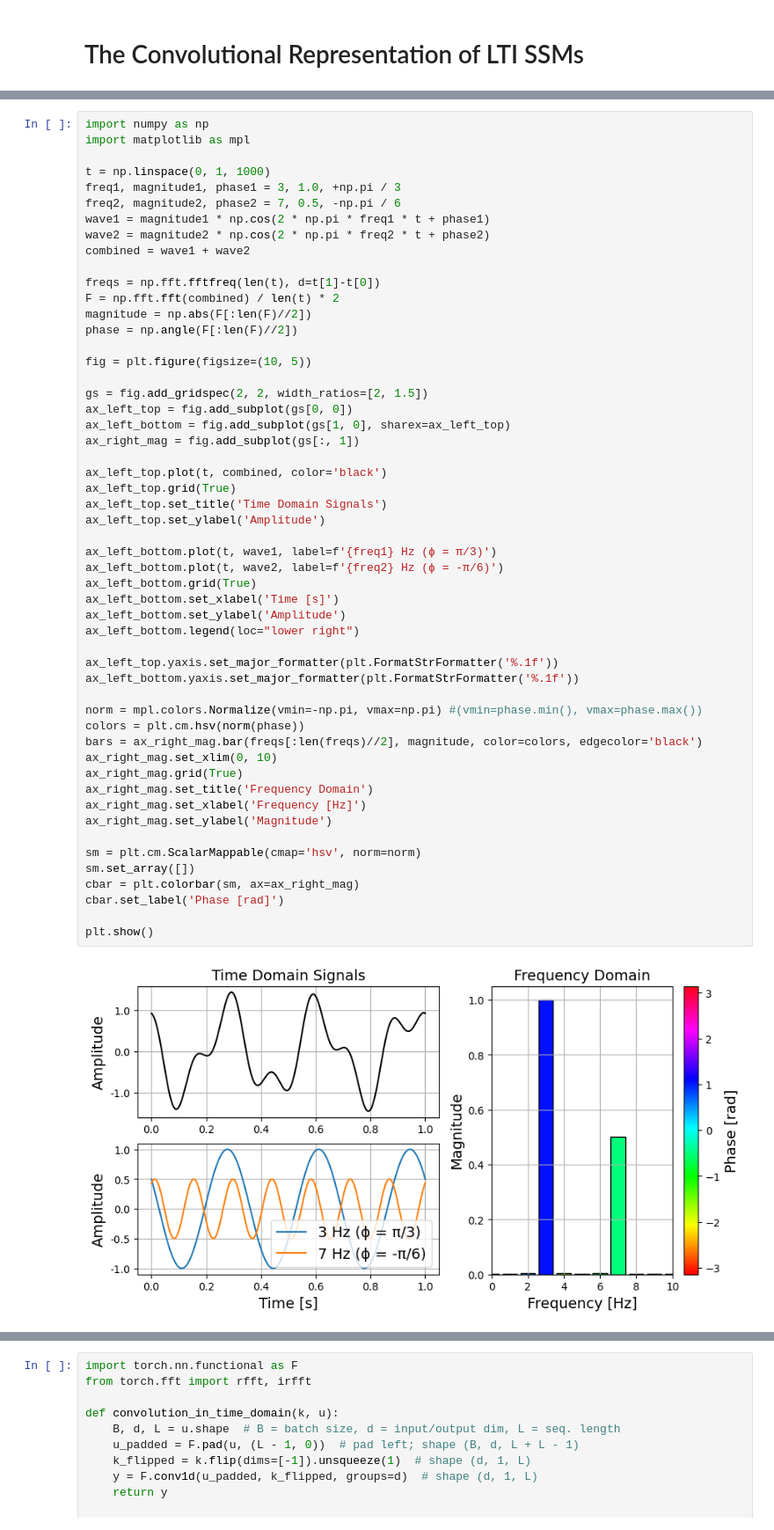
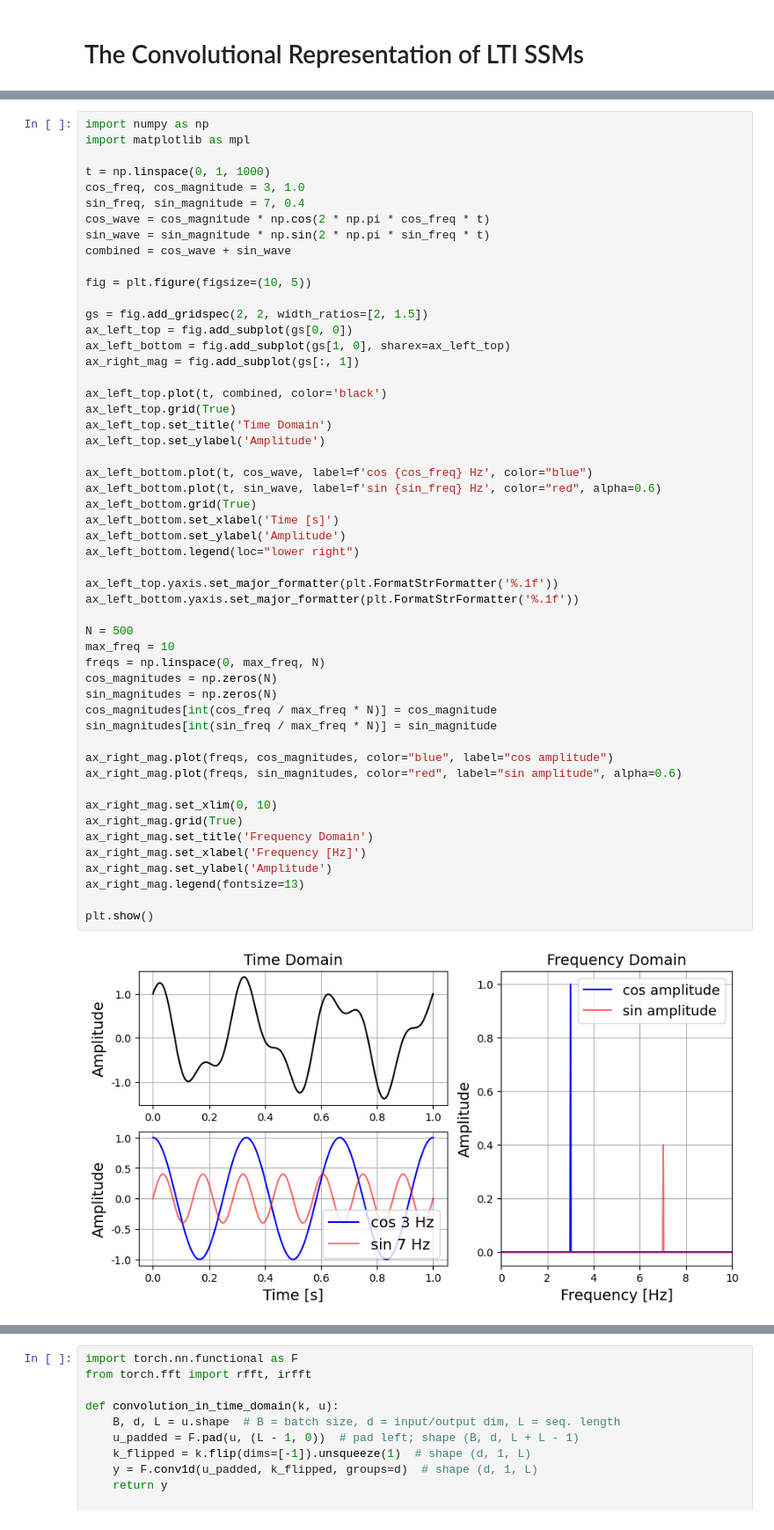
Before and after one commit to moreshud/handson-mlp, a Jupyter notebook: Appendix_E_state_space_models.ipynb, the cells around one changed output, grey strips where cells are left out. Shown at 88% size. Cells and saved outputs as stored; diff of their text form.

Commit message:
Change the basis functions to cos(wt) and sin(wt) rather than cos(wt + phase)

```diff
--- a/Appendix_E_state_space_models.ipynb
+++ b/Appendix_E_state_space_models.ipynb
@@ -321,53 +323,52 @@ import numpy as np
 import matplotlib as mpl
 
 t = np.linspace(0, 1, 1000)
-freq1, magnitude1, phase1 = 3, 1.0, +np.pi / 3
-freq2, magnitude2, phase2 = 7, 0.5, -np.pi / 6
-wave1 = magnitude1 * np.cos(2 * np.pi * freq1 * t + phase1)
-wave2 = magnitude2 * np.cos(2 * np.pi * freq2 * t + phase2)
-combined = wave1 + wave2
-
-freqs = np.fft.fftfreq(len(t), d=t[1]-t[0])
-F = np.fft.fft(combined) / len(t) * 2
-magnitude = np.abs(F[:len(F)//2])
-phase = np.angle(F[:len(F)//2])
+cos_freq, cos_magnitude = 3, 1.0
+sin_freq, sin_magnitude = 7, 0.4
+cos_wave = cos_magnitude * np.cos(2 * np.pi * cos_freq * t)
+sin_wave = sin_magnitude * np.sin(2 * np.pi * sin_freq * t)
+combined = cos_wave + sin_wave
 
 fig = plt.figure(figsize=(10, 5))
 
 gs = fig.add_gridspec(2, 2, width_ratios=[2, 1.5])
 ax_left_top = fig.add_subplot(gs[0, 0])
 ax_left_bottom = fig.add_subplot(gs[1, 0], sharex=ax_left_top)
 ax_right_mag = fig.add_subplot(gs[:, 1])
 
 ax_left_top.plot(t, combined, color='black')
 ax_left_top.grid(True)
-ax_left_top.set_title('Time Domain Signals')
+ax_left_top.set_title('Time Domain')
 ax_left_top.set_ylabel('Amplitude')
 
-ax_left_bottom.plot(t, wave1, label=f'{freq1} Hz (ϕ = π/3)')
-ax_left_bottom.plot(t, wave2, label=f'{freq2} Hz (ϕ = -π/6)')
+ax_left_bottom.plot(t, cos_wave, label=f'cos {cos_freq} Hz', color="blue")
+ax_left_bottom.plot(t, sin_wave, label=f'sin {sin_freq} Hz', color="red", alpha=0.6)
 ax_left_bottom.grid(True)
 ax_left_bottom.set_xlabel('Time [s]')
 ax_left_bottom.set_ylabel('Amplitude')
 ax_left_bottom.legend(loc="lower right")
 
 ax_left_top.yaxis.set_major_formatter(plt.FormatStrFormatter('%.1f'))
 ax_left_bottom.yaxis.set_major_formatter(plt.FormatStrFormatter('%.1f'))
 
-norm = mpl.colors.Normalize(vmin=-np.pi, vmax=np.pi) #(vmin=phase.min(), vmax=phase.max())
-colors = plt.cm.hsv(norm(phase))
-bars = ax_right_mag.bar(freqs[:len(freqs)//2], magnitude, color=colors, edgecolor='black')
+N = 500
+max_freq = 10
+freqs = np.linspace(0, max_freq, N)
+cos_magnitudes = np.zeros(N)
+sin_magnitudes = np.zeros(N)
+cos_magnitudes[int(cos_freq / max_freq * N)] = cos_magnitude
+sin_magnitudes[int(sin_freq / max_freq * N)] = sin_magnitude
+
+ax_right_mag.plot(freqs, cos_magnitudes, color="blue", label="cos amplitude")
+ax_right_mag.plot(freqs, sin_magnitudes, color="red", label="sin amplitude", alpha=0.6)
+
 ax_right_mag.set_xlim(0, 10)
 ax_right_mag.grid(True)
 ax_right_mag.set_title('Frequency Domain')
 ax_right_mag.set_xlabel('Frequency [Hz]')
-ax_right_mag.set_ylabel('Magnitude')
-
-sm = plt.cm.ScalarMappable(cmap='hsv', norm=norm)
-sm.set_array([])
-cbar = plt.colorbar(sm, ax=ax_right_mag)
-cbar.set_label('Phase [rad]')
+ax_right_mag.set_ylabel('Amplitude')
+ax_right_mag.legend(fontsize=13)
 
 plt.show()
 # %% [output]
-[figure, old version]
+[figure, new version]
```
Also changed, not shown: parts of 4 cells of this notebook.
